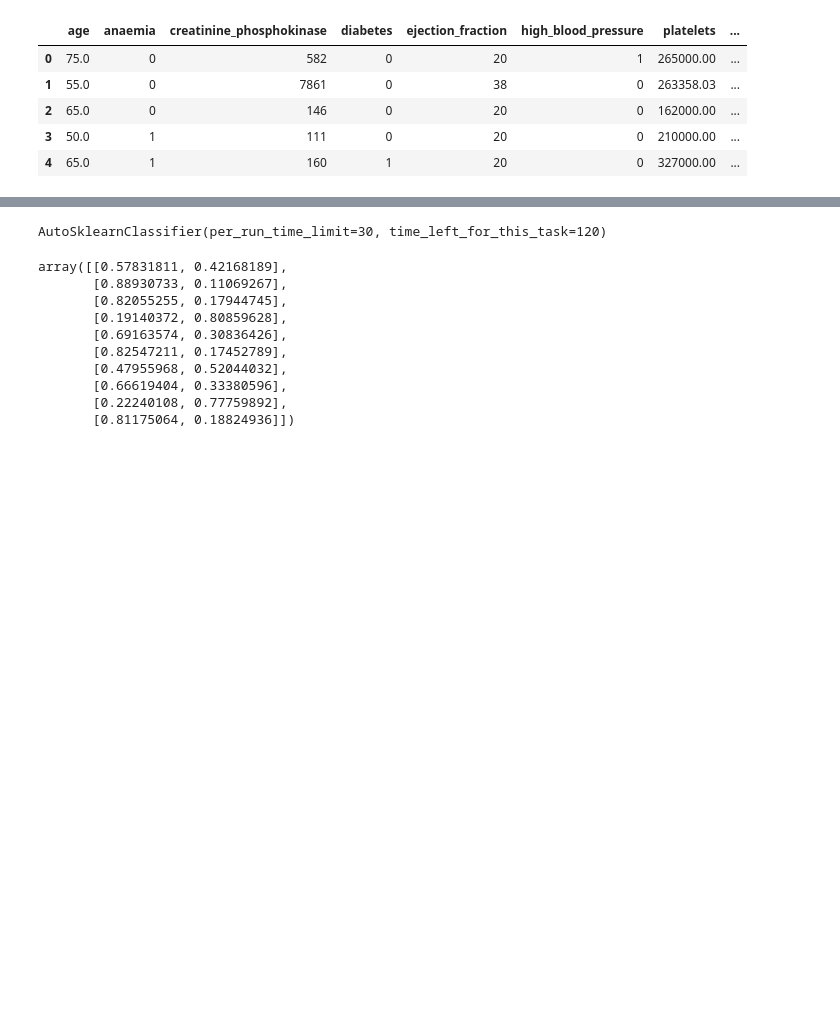
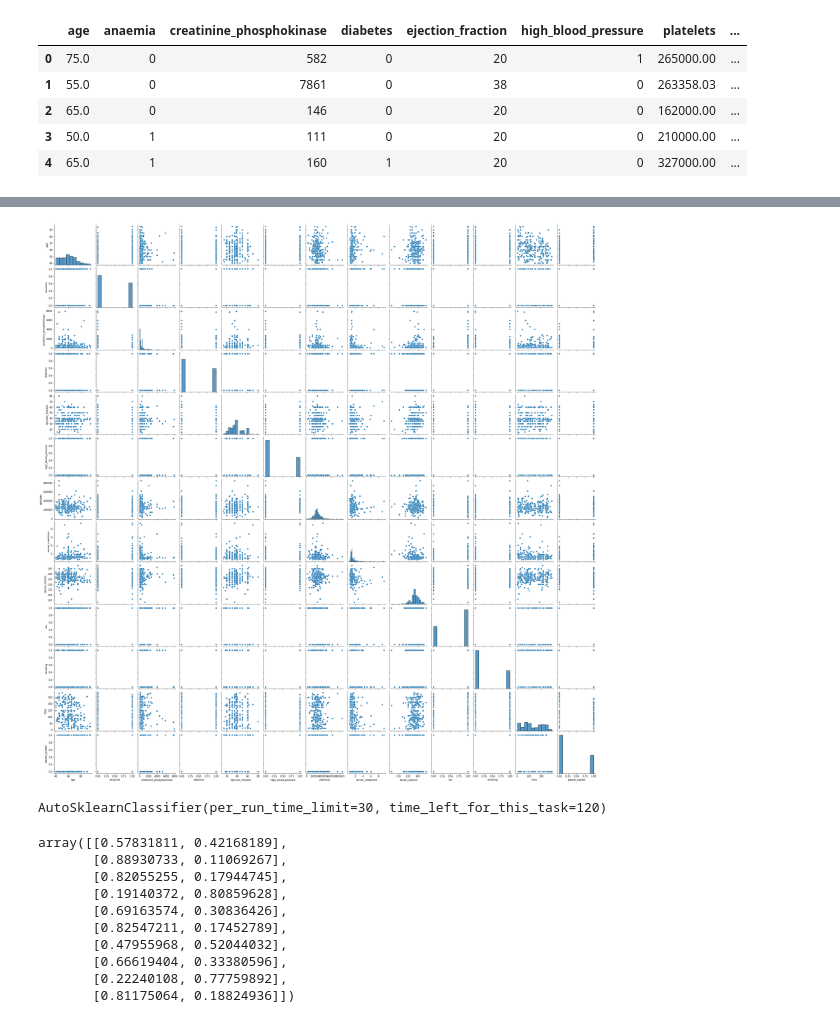
Before and after one commit to WimSuenensHogent/DistributedDatabases, a Jupyter notebook: competitions/classification/heart-failure.ipynb, the cells around one changed output, grey strips where cells are left out. Cells and saved outputs as stored; diff of their text form; code cells hidden in the pictures; blank space fills up the shorter version.

```diff
--- a/competitions/classification/heart-failure.ipynb
+++ b/competitions/classification/heart-failure.ipynb
@@ -27,3 +55,16 @@ X.head()
+# %%
+plot = sns.pairplot(
+  df,
+  # hue="brand",
+  # hue="fuelType",
+  # diag_kind="kde",
+# diag_kind="hist",
+# x_vars=["year", "mileage", "engineSize", "price"],
+# y_vars=["year", "mileage", "engineSize", "price"],
+  # corner=True
+);
+# %% [output]
+[figure, added]
 # %%
 X_train, X_test, y_train, y_test = train_test_split(X,y,test_size=0.30, random_state=42)
 # %%
```
Also changed, not shown: parts of 4 cells of this notebook, 2 other files.
